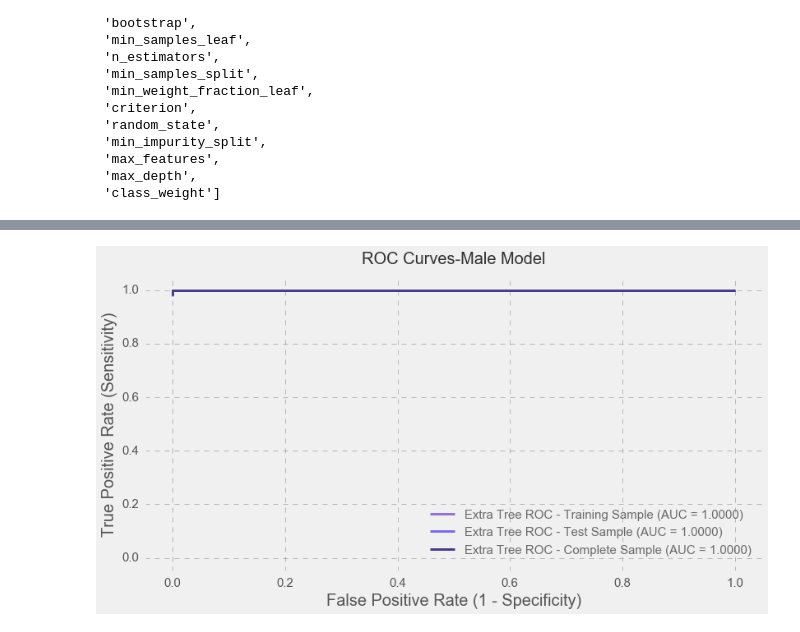
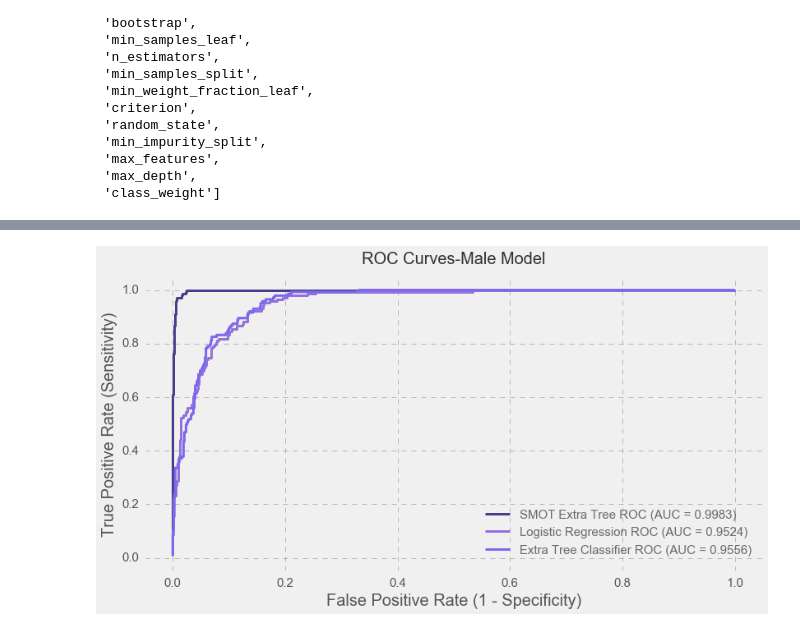
Before and after one commit to dmarinav/My-Projects, a Jupyter notebook: SPEED DATING/MALE MODEL_PART4b.ipynb, the cells around one changed output, grey strips where cells are left out. Cells and saved outputs as stored; diff of their text form; code cells hidden in the pictures.

```diff
--- a/SPEED DATING/MALE MODEL_PART4b.ipynb
+++ b/SPEED DATING/MALE MODEL_PART4b.ipynb
@@ -734,11 +764,4 @@ Training Accuracy: 100.00%
 # %%
-clf.fit(X_train, y_train)
-
-test_acc = accuracy_score(y_true=y_test, y_pred=clf.predict(X_test))
-
-
-# print('Accuracy %.2f%% (average)' %
-#       (100 * clf.best_score_))
-# print('Best Parameters: %s' % clf.best_params_)
+test_acc = accuracy_score(y_true=y_test, y_pred=et.predict(X_test))
 print('Test Accuracy: %.2f%%' % (100 * test_acc))
 # %% [output]
@@ -798,0 +790,12 @@ avg / total       1.00      1.00      1.00      3155
+# %%
+# lr = LogisticRegression(class_weight="balanced")
+C_vals = [0.0001, 0.001, 0.01, 0.1, .15, .25, .275, .33, 0.5, .66, 0.75, 1.0, 2.5, 5.0, 10.0, 100.0, 1000.0]
+penalties = ['l1','l2']
+solver=['liblinear']
+
+lr = GridSearchCV(lg, {'penalty': penalties, 'C': C_vals, 'solver': solver}, verbose=False, cv=cv_train)
+lr.fit(X_train, y_train)
+
+print lr.best_score_
+print lr.best_params_
+print lr.best_estimator_
@@ -857,40 +877,44 @@ axes[2].set_title("Complete Sample", fontsize=20, y=1.05)
 # %%
+
+
 plt.style.use(['fivethirtyeight'])
 
 plt.figure(figsize=(12,6))
 
-y_pred_train1 = clf.predict_proba(X_train)[:,1]
-y_pred_test1 = clf.predict_proba(X_test)[:,1]
-y_pred_all1 = clf.predict_proba(X_resampled5)[:,1]
-fpr, tpr, thresholds = metrics.roc_curve(y_train, y_pred_train1)
-fpr1, tpr1, thresholds1 = metrics.roc_curve(y_test, y_pred_test1)
-fpr2, tpr2, thresholds2 = metrics.roc_curve(y_resampled5, y_pred_all1)
+y_pred_clf = clf.predict_proba(X_test)[:,1]
+y_pred_lr = lr.predict_proba(X_test)[:,1]
+y_pred_et = et.predict_proba(X_test)[:,1]
 
+fpr, tpr, thresholds = metrics.roc_curve(y_test, y_pred_clf)
+fpr1, tpr1, thresholds1 = metrics.roc_curve(y_test,y_pred_lr)
+fpr2, tpr2, thresholds2 = metrics.roc_curve(y_test,y_pred_et)
 
 ROC_AUC = auc(fpr, tpr)
 ROC_AUC1 = auc(fpr1, tpr1)
 ROC_AUC2 = auc(fpr2, tpr2)
 
 
 
-plt.plot(fpr, tpr, label='Extra Tree ROC - Training Sample (AUC = %0.4f)' % ROC_AUC,color='mediumpurple', linewidth=3)
-plt.plot(fpr1, tpr1, label='Extra Tree ROC - Test Sample (AUC = %0.4f)' % ROC_AUC1, color='mediumslateblue',linewidth=3)
-plt.plot(fpr2, tpr2, label='Extra Tree ROC - Complete Sample (AUC = %0.4f)' % ROC_AUC2, color='darkslateblue',linewidth=3)
+
+plt.plot(fpr, tpr, label='SMOT Extra Tree ROC (AUC = %0.4f)' % ROC_AUC,color='darkslateblue', linewidth=3)
+plt.plot(fpr1, tpr1, label='Logistic Regression ROC (AUC = %0.4f)' % ROC_AUC1, color='mediumpurple',linewidth=3)
+plt.plot(fpr2, tpr2, label='Extra Tree Classifier ROC (AUC = %0.4f)' % ROC_AUC2, color='mediumslateblue',linewidth=3)
+
 
 
 plt.xlim([-0.05, 1.05])
 plt.ylim([-0.05, 1.05])
 plt.xticks(fontsize=15)
 plt.yticks(fontsize=15)
 plt.xlabel('False Positive Rate (1 - Specificity)', fontsize=20)
 plt.ylabel('True Positive Rate (Sensitivity)',fontsize=20)
 plt.grid(color='gray', linestyle='--', alpha=.5)
 
 l=plt.legend(loc='lower right', fontsize=15,bbox_to_anchor=(1, 0.015))
 for text in l.get_texts():
     text.set_color("dimgray")
 
 plt.title('ROC Curves-Male Model', color="black", alpha=0.8,fontsize=20, y=1.03)
 plt.show()
 # %% [output]
-[figure, old version]
+[figure, new version]
```
Also changed, not shown: parts of 28 cells of this notebook, 3 other files.
